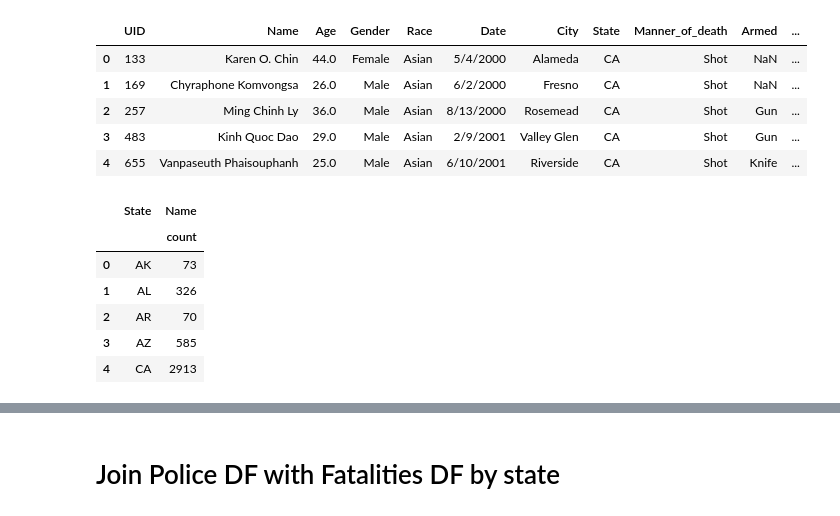
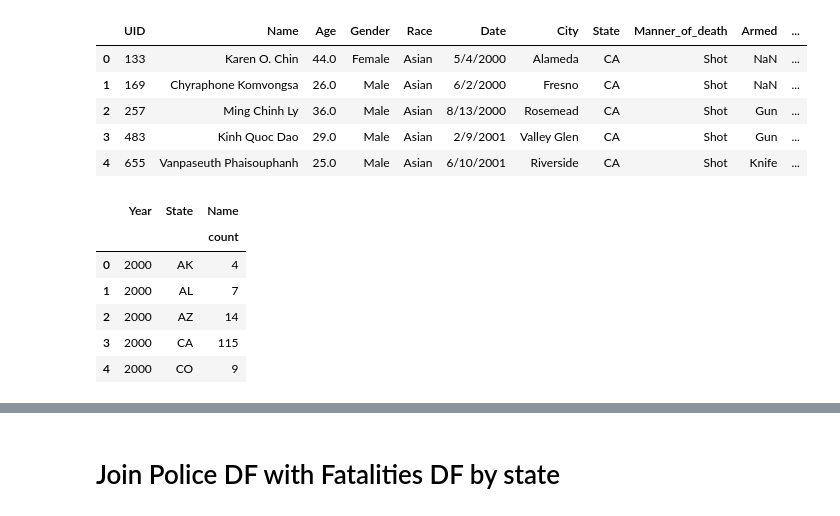
Before and after one commit to dianabaltazar/etl-project, a Jupyter notebook: etl_project.ipynb, the cells around one changed output, grey strips where cells are left out. Saved outputs shown, nothing was run; the diff lists cells and outputs as text; code cells hidden in the pictures.

```diff
--- a/etl_project.ipynb
+++ b/etl_project.ipynb
@@ -141,15 +237,15 @@ fatalities_df.head()
 | 4 | 655 | Vanpaseuth Phaisouphanh | 25.0 | Male | Asian | 6/10/2001 | Riverside | CA | Shot | Knife | ... |
 # %%
 # Count people per state
-ag_fatalities = fatalities_df[['State', 'Name']].groupby(['State']).agg(['count'])
+ag_fatalities = fatalities_df[['State', 'Name', 'Year']].groupby(['Year','State']).agg(['count'])
 #Reset Index
 ag_fatalities = ag_fatalities.reset_index()
 ag_fatalities.head()
 # %% [output]
-|  | State | Name |
-|  |  | count |
-| 0 | AK | 73 |
-| 1 | AL | 326 |
-| 2 | AR | 70 |
-| 3 | AZ | 585 |
-| 4 | CA | 2913 |
+|  | Year | State | Name |
+|  |  |  | count |
+| 0 | 2000 | AK | 4 |
+| 1 | 2000 | AL | 7 |
+| 2 | 2000 | AZ | 14 |
+| 3 | 2000 | CA | 115 |
+| 4 | 2000 | CO | 9 |
```
Also changed, not shown: parts of 28 cells of this notebook.
